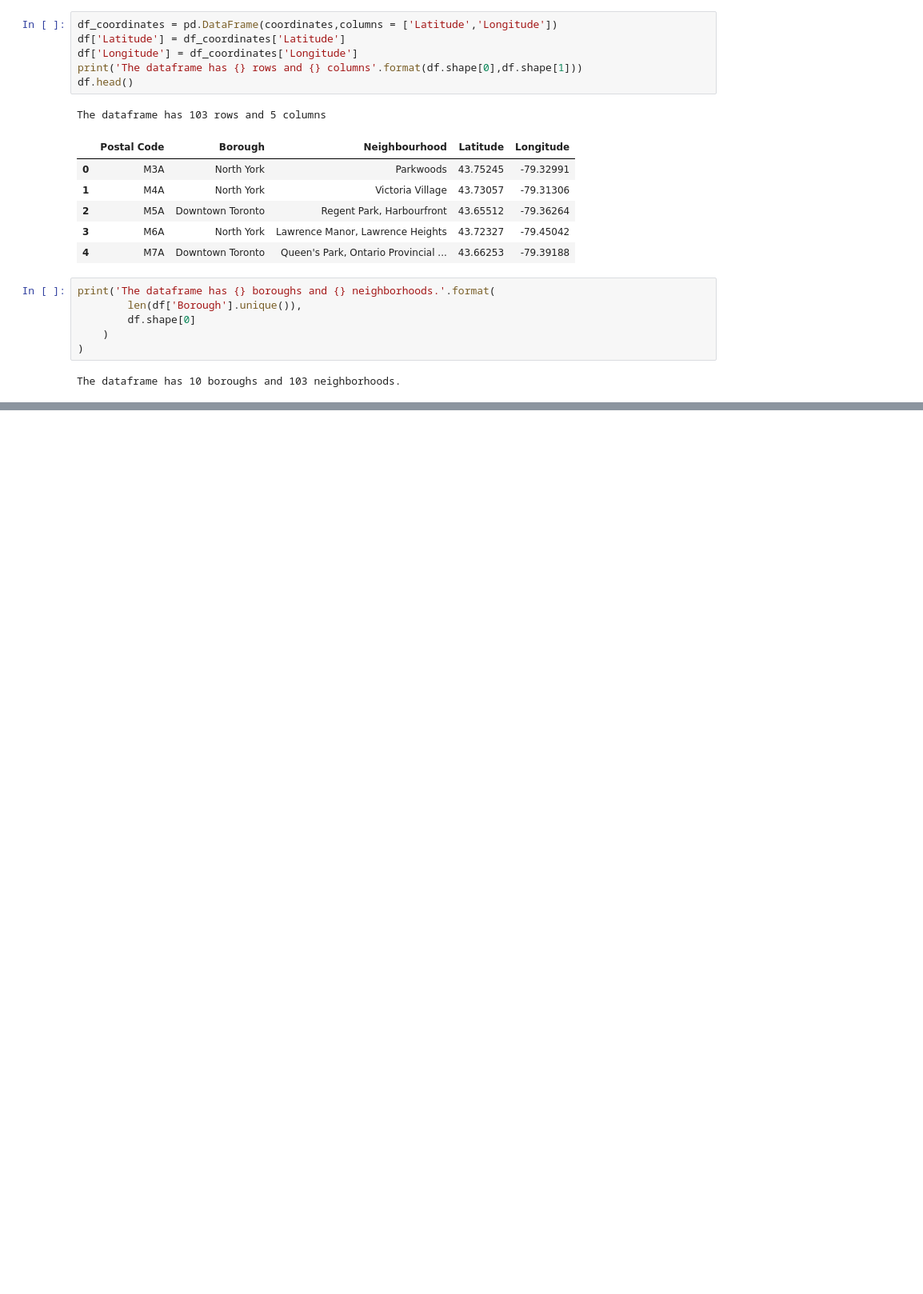
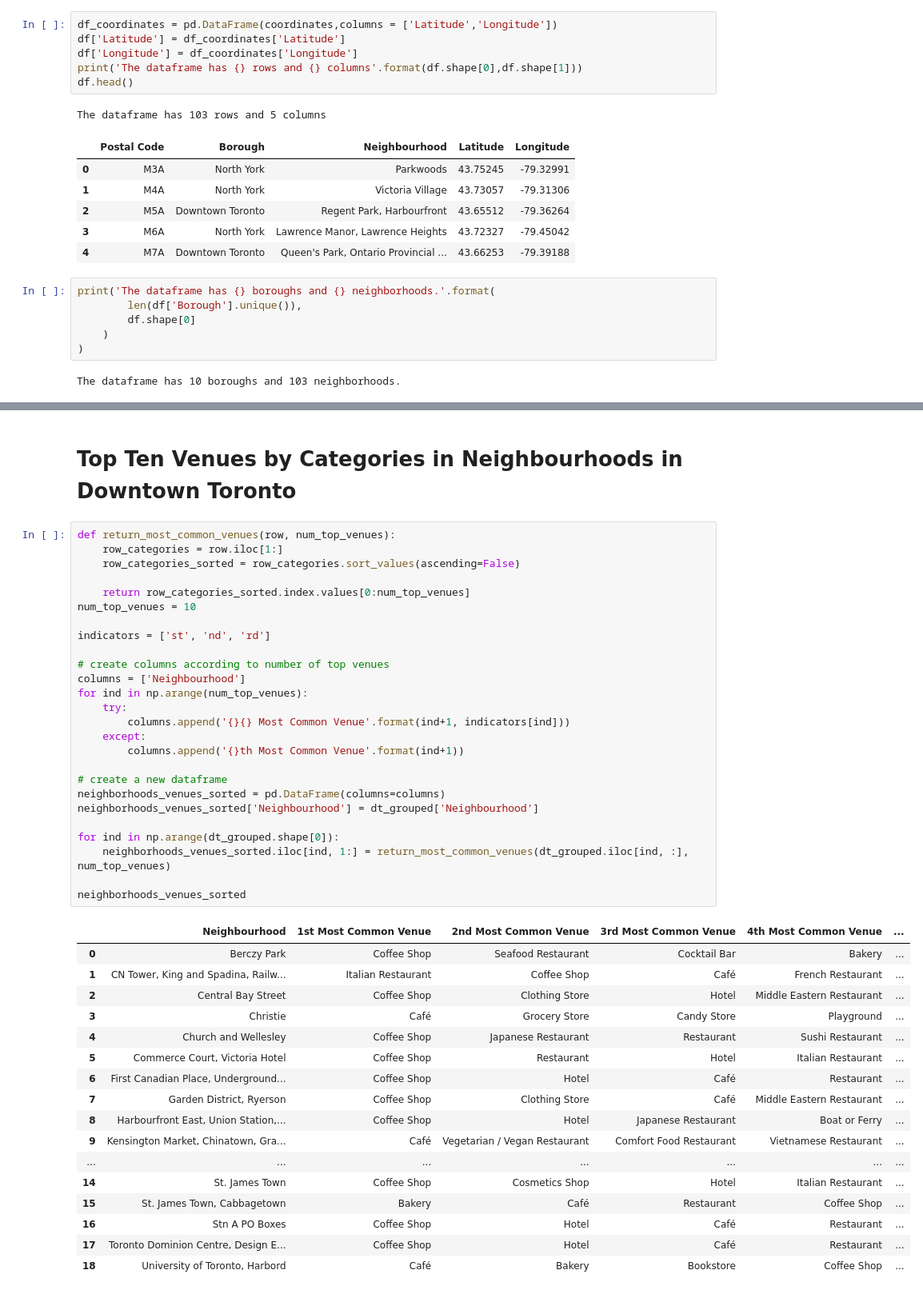
Before and after one commit to PratiqueKain/Coursera_Capstone, a Jupyter notebook: Neighborhoods in Toronto.ipynb, the cells around one changed output, grey strips where cells are left out. Shown at 80% size. Drawn from its saved outputs; the diff is of its cells as text; blank space fills up the shorter version.

```diff
--- a/Neighborhoods in Toronto.ipynb
+++ b/Neighborhoods in Toronto.ipynb
@@ -100,0 +392,46 @@ The dataframe has 10 boroughs and 103 neighborhoods.
+# %% [markdown]
+# Top Ten Venues by Categories in Neighbourhoods in Downtown Toronto
+# %%
+def return_most_common_venues(row, num_top_venues):
+    row_categories = row.iloc[1:]
+    row_categories_sorted = row_categories.sort_values(ascending=False)
+
+    return row_categories_sorted.index.values[0:num_top_venues]
+num_top_venues = 10
+
+indicators = ['st', 'nd', 'rd']
+
+# create columns according to number of top venues
+columns = ['Neighbourhood']
+for ind in np.arange(num_top_venues):
+    try:
+        columns.append('{}{} Most Common Venue'.format(ind+1, indicators[ind]))
+    except:
+        columns.append('{}th Most Common Venue'.format(ind+1))
+
+# create a new dataframe
+neighborhoods_venues_sorted = pd.DataFrame(columns=columns)
+neighborhoods_venues_sorted['Neighbourhood'] = dt_grouped['Neighbourhood']
+
+for ind in np.arange(dt_grouped.shape[0]):
+    neighborhoods_venues_sorted.iloc[ind, 1:] = return_most_common_venues(dt_grouped.iloc[ind, :], num_top_venues)
+
+neighborhoods_venues_sorted
+# %% [output]
+|  | Neighbourhood | 1st Most Common Venue | 2nd Most Common Venue | 3rd Most Common Venue | 4th Most Common Venue | ... |
+| 0 | Berczy Park | Coffee Shop | Seafood Restaurant | Cocktail Bar | Bakery | ... |
+| 1 | CN Tower, King and Spadina, Railw... | Italian Restaurant | Coffee Shop | Café | French Restaurant | ... |
+| 2 | Central Bay Street | Coffee Shop | Clothing Store | Hotel | Middle Eastern Restaurant | ... |
+| 3 | Christie | Café | Grocery Store | Candy Store | Playground | ... |
+| 4 | Church and Wellesley | Coffee Shop | Japanese Restaurant | Restaurant | Sushi Restaurant | ... |
+| 5 | Commerce Court, Victoria Hotel | Coffee Shop | Restaurant | Hotel | Italian Restaurant | ... |
+| 6 | First Canadian Place, Underground... | Coffee Shop | Hotel | Café | Restaurant | ... |
+| 7 | Garden District, Ryerson | Coffee Shop | Clothing Store | Café | Middle Eastern Restaurant | ... |
+| 8 | Harbourfront East, Union Station,... | Coffee Shop | Hotel | Japanese Restaurant | Boat or Ferry | ... |
+| 9 | Kensington Market, Chinatown, Gra... | Café | Vegetarian / Vegan Restaurant | Comfort Food Restaurant | Vietnamese Restaurant | ... |
+| ... | ... | ... | ... | ... | ... | ... |
+| 14 | St. James Town | Coffee Shop | Cosmetics Shop | Hotel | Italian Restaurant | ... |
+| 15 | St. James Town, Cabbagetown | Bakery | Café | Restaurant | Coffee Shop | ... |
+| 16 | Stn A PO Boxes | Coffee Shop | Hotel | Café | Restaurant | ... |
+| 17 | Toronto Dominion Centre, Design E... | Coffee Shop | Hotel | Café | Restaurant | ... |
+| 18 | University of Toronto, Harbord | Café | Bakery | Bookstore | Coffee Shop | ... |
```
Also changed, not shown: parts of 27 cells of this notebook.
